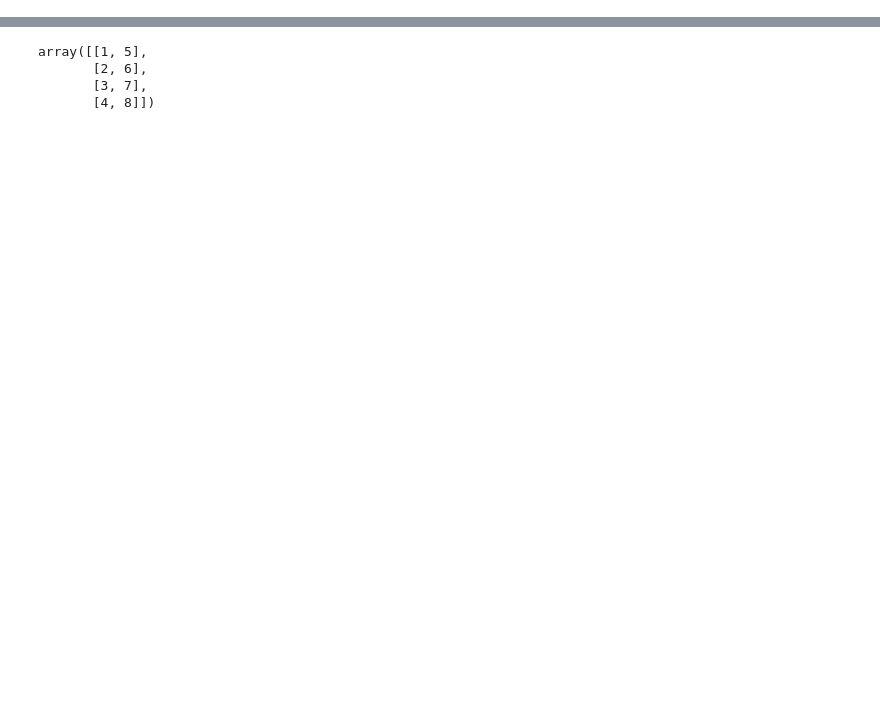
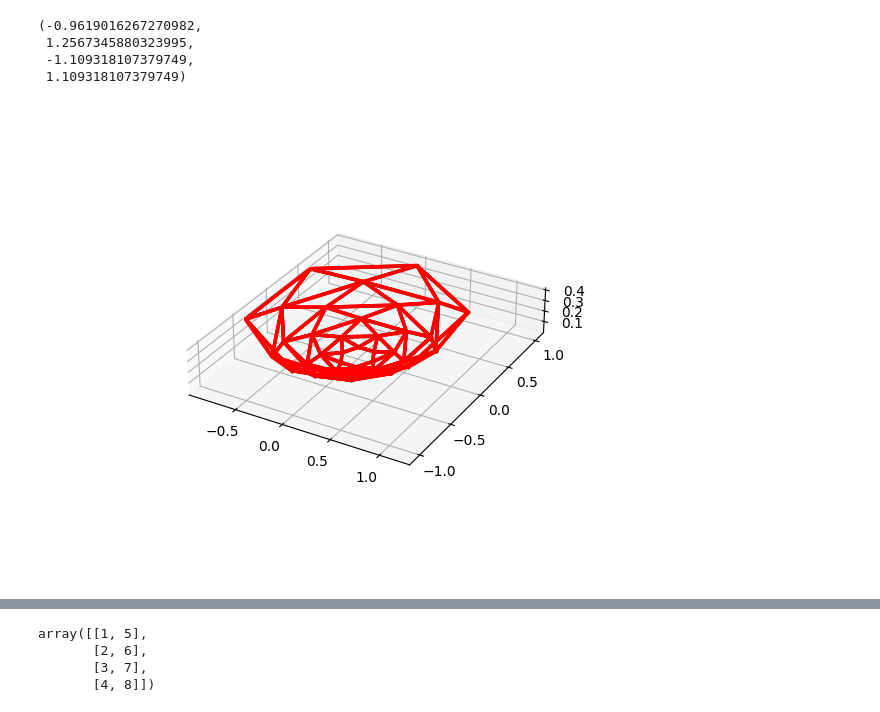
Before and after one commit to mcdeoliveira/tensegrity, a Jupyter notebook: examples/basic.ipynb, the cells around one changed output, grey strips where cells are left out. Cells and saved outputs as stored; diff of their text form; code cells hidden in the pictures; blank space fills up the shorter version.

```diff
--- a/examples/basic.ipynb
+++ b/examples/basic.ipynb
@@ -0,0 +88,11 @@
+# %%
+plotter = MatplotlibPlotter(s)
+fig, ax = plotter.plot()
+ax.axis('square');
+# fig.show()
+# %% [output]
+(-0.9619016267270982,
+ 1.2567345880323995,
+ -1.109318107379749,
+ 1.109318107379749)
+[figure, added]
```
Also changed, not shown: parts of 7 cells of this notebook, 8 other files.
